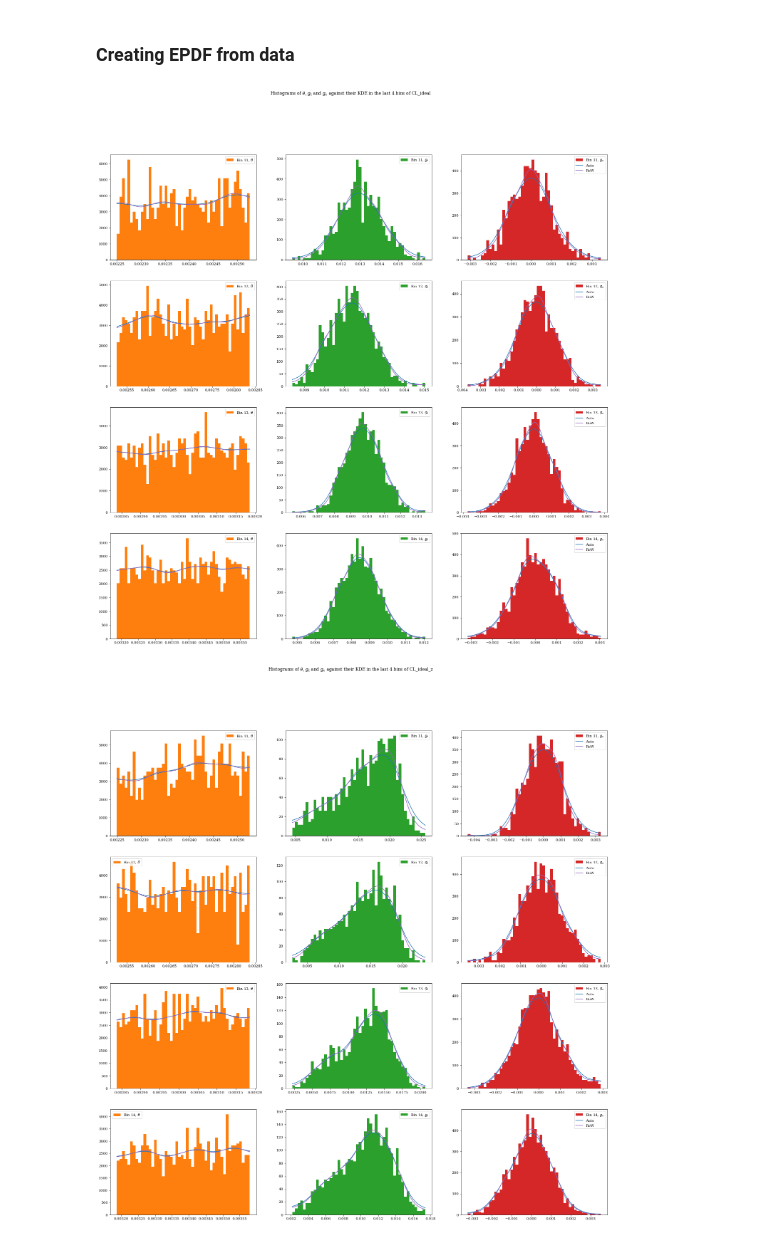
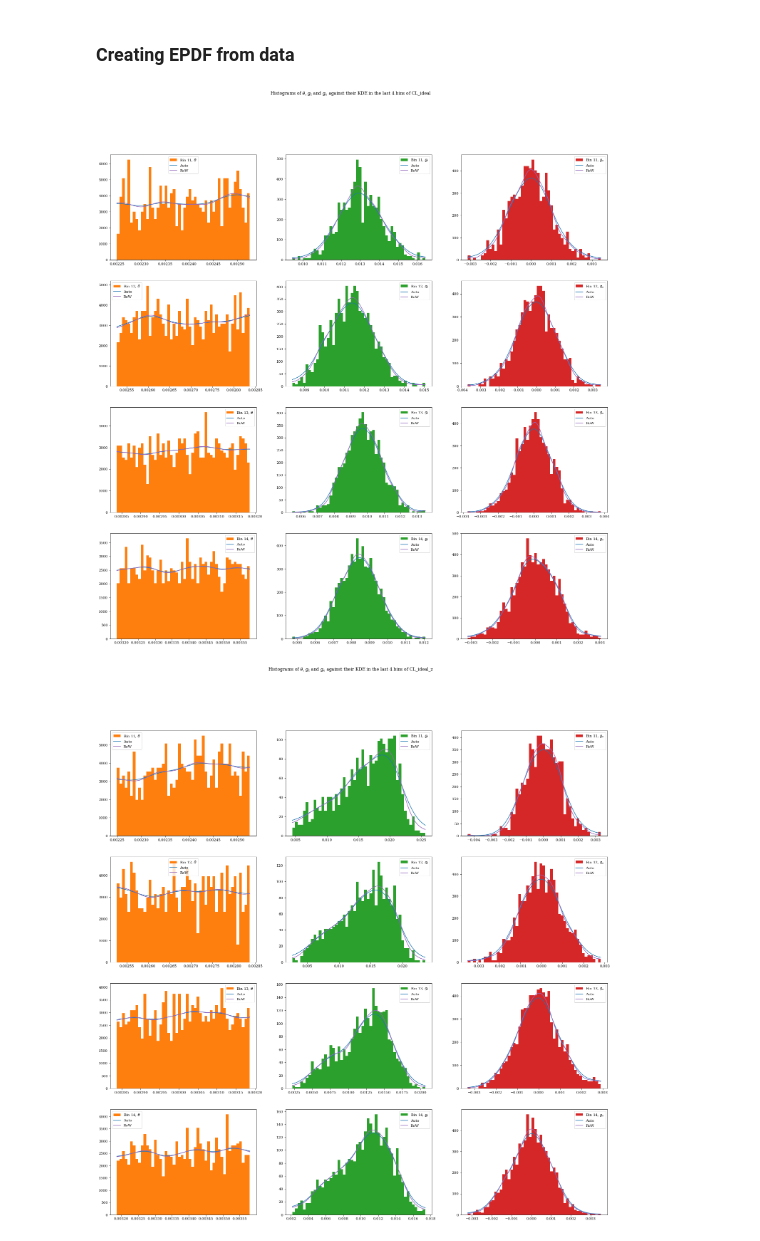
Before and after one commit to caioolivv/masters, a Jupyter notebook: CLMM/CLMM_regressogram.ipynb, the cells around one changed output. Drawn from its saved outputs; the diff is of its cells as text; code cells hidden in the pictures.

Commit message:
Fixed labels on second set of plots.

```diff
--- a/CLMM/CLMM_regressogram.ipynb
+++ b/CLMM/CLMM_regressogram.ipynb
@@ -168,8 +168,8 @@ for i in range(len(gc)):
         x = np.linspace(min(gc_theta[bin_i]), max(gc_theta[bin_i]), num=1000)
         y = [theta_kde.eval_p(xi) for xi in x]
         z = [theta_kde_rot.eval_p(xi) for xi in x]
-        ax[bin_i-initial_bin][0].plot(x, y, color='tab:blue')
-        ax[bin_i-initial_bin][0].plot(x, z, color='tab:purple')
+        ax[bin_i-initial_bin][0].plot(x, y, color='tab:blue', label='Auto')
+        ax[bin_i-initial_bin][0].plot(x, z, color='tab:purple', label='RoW')
 
 
         ax[bin_i-initial_bin][1].hist(gc_gt[bin_i], bins=50, density=True, label=f'Bin {bin_i}, $g_t$', color='tab:green')
@@ -182,34 +182,34 @@ for i in range(len(gc)):
 
         gt_kde.prepare()
         gt_kde_rot.prepare()
         x = np.linspace(min(gc_gt[bin_i]), max(gc_gt[bin_i]), num=1000)
         y = [gt_kde.eval_p(xi) for xi in x]
         z = [gt_kde_rot.eval_p(xi) for xi in x]
-        ax[bin_i-initial_bin][1].plot(x, y, color='tab:blue')
-        ax[bin_i-initial_bin][1].plot(x, z, color='tab:purple')
+        ax[bin_i-initial_bin][1].plot(x, y, color='tab:blue', label='Auto')
+        ax[bin_i-initial_bin][1].plot(x, z, color='tab:purple', label='RoW')
 
 
         ax[bin_i-initial_bin][2].hist(gc_gx[bin_i], bins=50, density=True, label=f'Bin {bin_i}, $g_x$', color='tab:red')
         gx_kde = Ncm.StatsDist1dEPDF.new_full (2000, Ncm.StatsDist1dEPDFBw.AUTO, 1, 0.001)
         gx_kde_rot = Ncm.StatsDist1dEPDF.new_full (2000, Ncm.StatsDist1dEPDFBw.ROT, 1, 0.001)
 
         for gx in gc_gx[bin_i]:
             gx_kde.add_obs(gx)
             gx_kde_rot.add_obs(gx)
 
         gx_kde.prepare()
         gx_kde_rot.prepare()
         x = np.linspace(min(gc_gx[bin_i]), max(gc_gx[bin_i]), num=1000)
         y = [gx_kde.eval_p(xi) for xi in x]
         z = [gx_kde_rot.eval_p(xi) for xi in x]
         ax[bin_i-initial_bin][2].plot(x, y, color='tab:blue', label='Auto')
         ax[bin_i-initial_bin][2].plot(x, z, color='tab:purple', label='RoW')
 
         ax[bin_i-initial_bin][0].legend()
         ax[bin_i-initial_bin][1].legend()
         ax[bin_i-initial_bin][2].legend()
 
     fig.suptitle(f'Histograms of $\\theta$, $g_t$ and $g_x$ against their KDE in the last {len(gc[i].profile)-initial_bin} bins of {gc[i].unique_id}')
 # %% [output]
-[figure, old version]
+[figure, new version]
-[figure, old version]
+[figure, new version]
```
Also changed, not shown: parts of 1 cell of this notebook.
